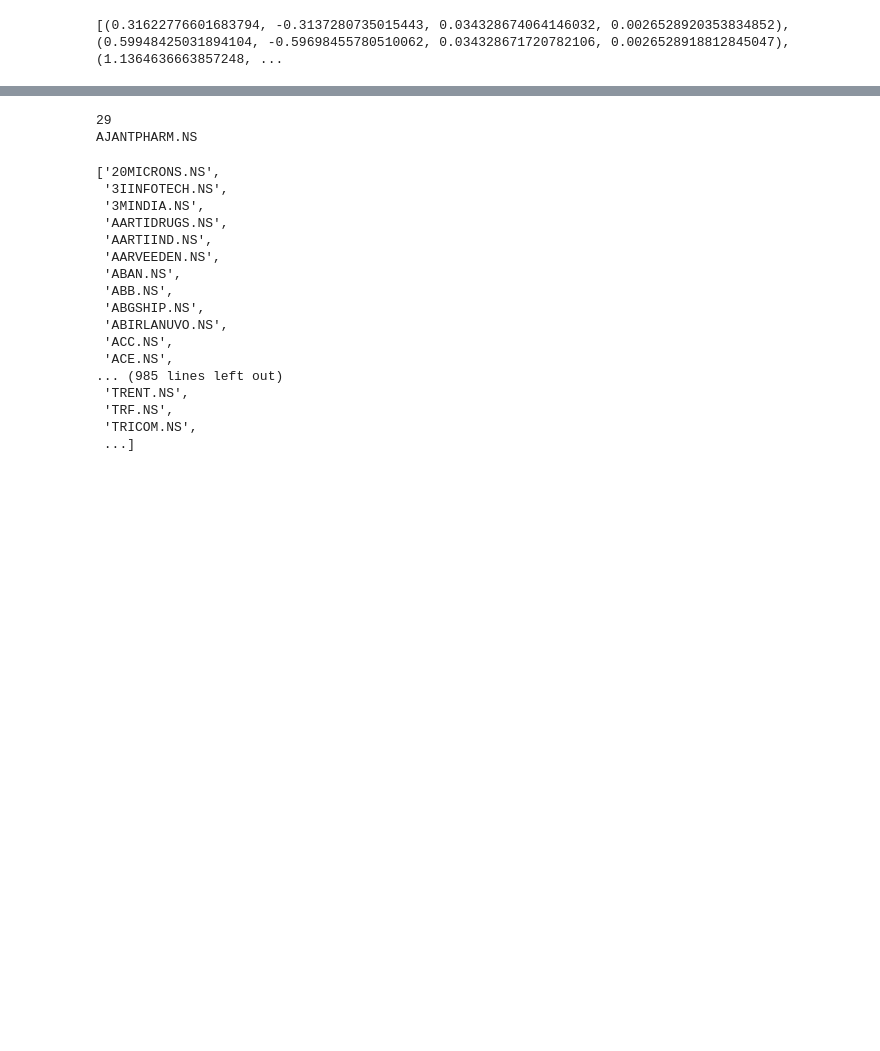
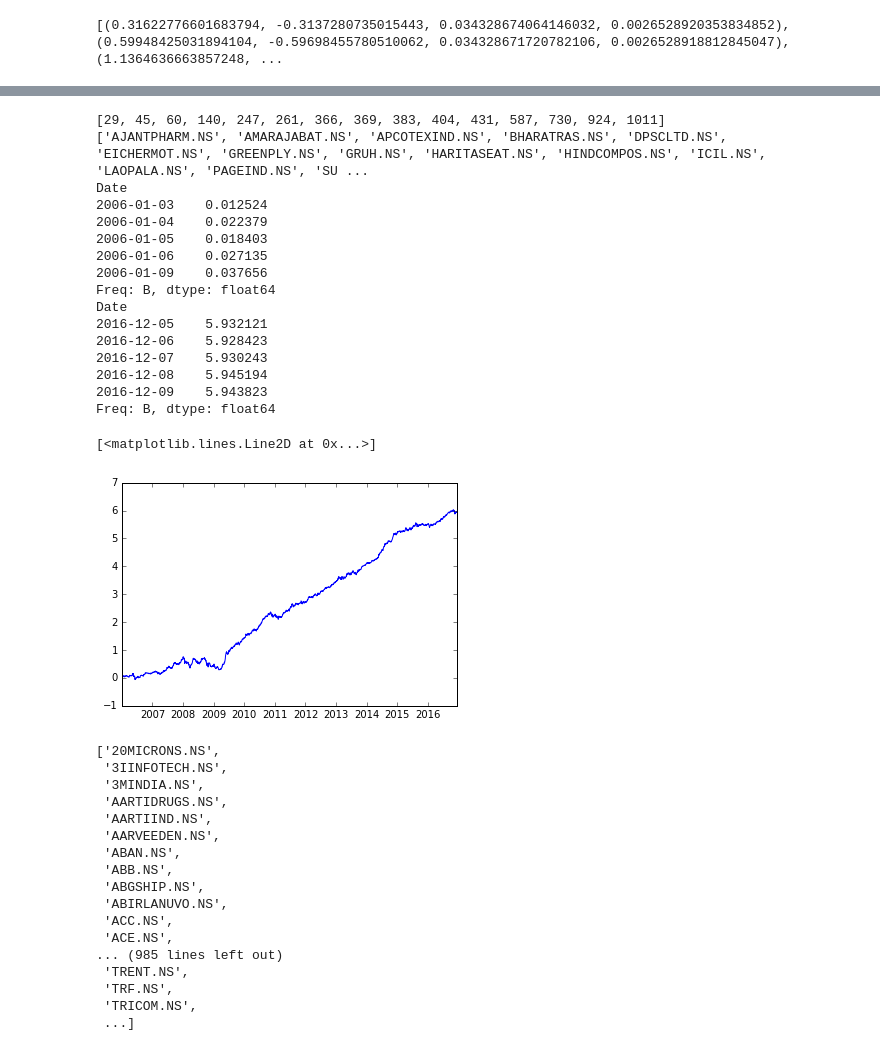
Before and after one commit to neerav1985/repo_home, a Jupyter notebook: Python/download_prices.ipynb, the cells around one changed output, grey strips where cells are left out. Saved outputs shown, nothing was run; the diff lists cells and outputs as text; code cells hidden in the pictures; blank space fills up the shorter version.

```diff
--- a/Python/download_prices.ipynb
+++ b/Python/download_prices.ipynb
@@ -293,9 +336,30 @@ np.linalg.cond(lw_cov)
 # %%
-print np.where(np.abs(w)>1e-3)[0][0]
-print list(returns.columns)[np.where(np.abs(w)>1e-3)[0][0]]
+print list(np.where(np.abs(w)>1e-3)[0])
+cols = [ list(returns.columns)[i] for i in list(np.where(np.abs(w)>1e-3)[0])]
+print cols
+returns[cols].head()
+print np.cumsum(np.sum(returns*w,1)).head()
+print np.cumsum(np.sum(returns*w,1)).tail()
+plt.plot(np.cumsum(np.sum(returns*w,1)))
 # %% [output]
-29
-AJANTPHARM.NS
+[29, 45, 60, 140, 247, 261, 366, 369, 383, 404, 431, 587, 730, 924, 1011]
+['AJANTPHARM.NS', 'AMARAJABAT.NS', 'APCOTEXIND.NS', 'BHARATRAS.NS', 'DPSCLTD.NS', 'EICHERMOT.NS', 'GREENPLY.NS', 'GRUH.NS', 'HARITASEAT.NS', 'HINDCOMPOS.NS', 'ICIL.NS', 'LAOPALA.NS', 'PAGEIND.NS', 'SU ...
+Date
+2006-01-03    0.012524
+2006-01-04    0.022379
+2006-01-05    0.018403
+2006-01-06    0.027135
+2006-01-09    0.037656
+Freq: B, dtype: float64
+Date
+2016-12-05    5.932121
+2016-12-06    5.928423
+2016-12-07    5.930243
+2016-12-08    5.945194
+2016-12-09    5.943823
+Freq: B, dtype: float64
+[<matplotlib.lines.Line2D at 0x...>]
+[figure, added]
 # %%
 list(returns.columns)
 # %% [output]
```
Also changed, not shown: parts of 8 cells of this notebook.
